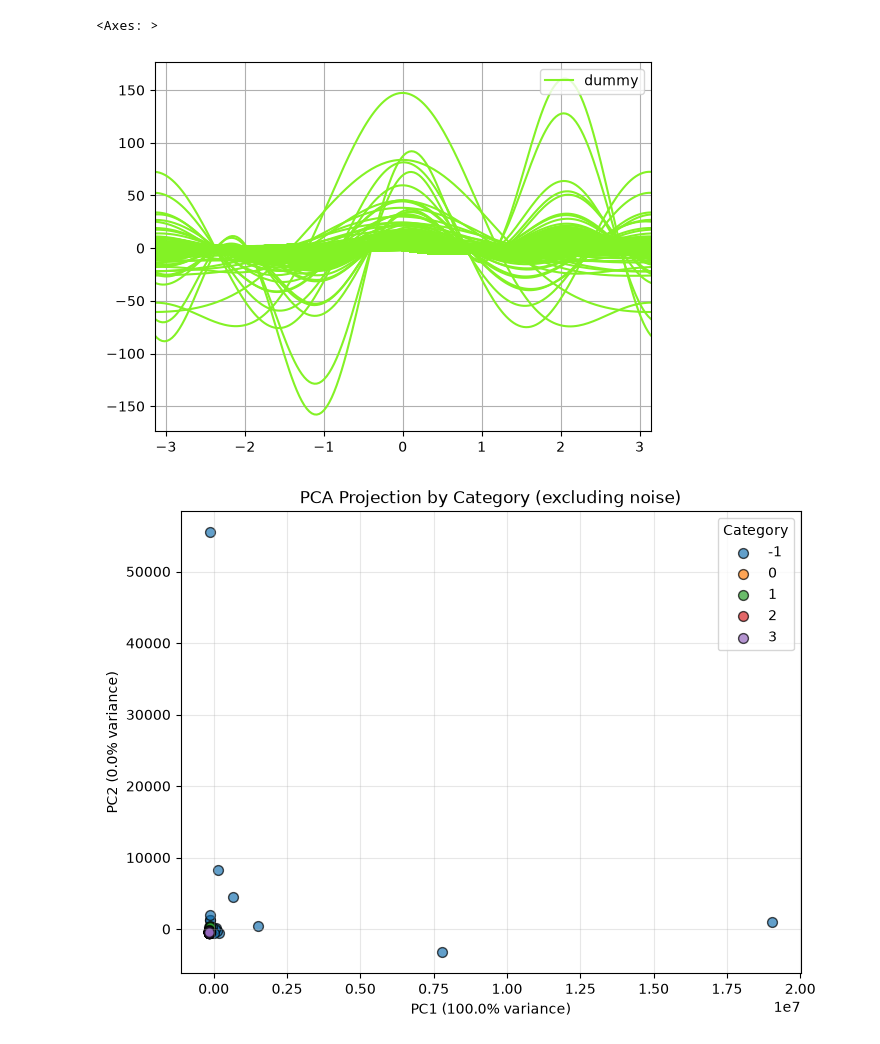
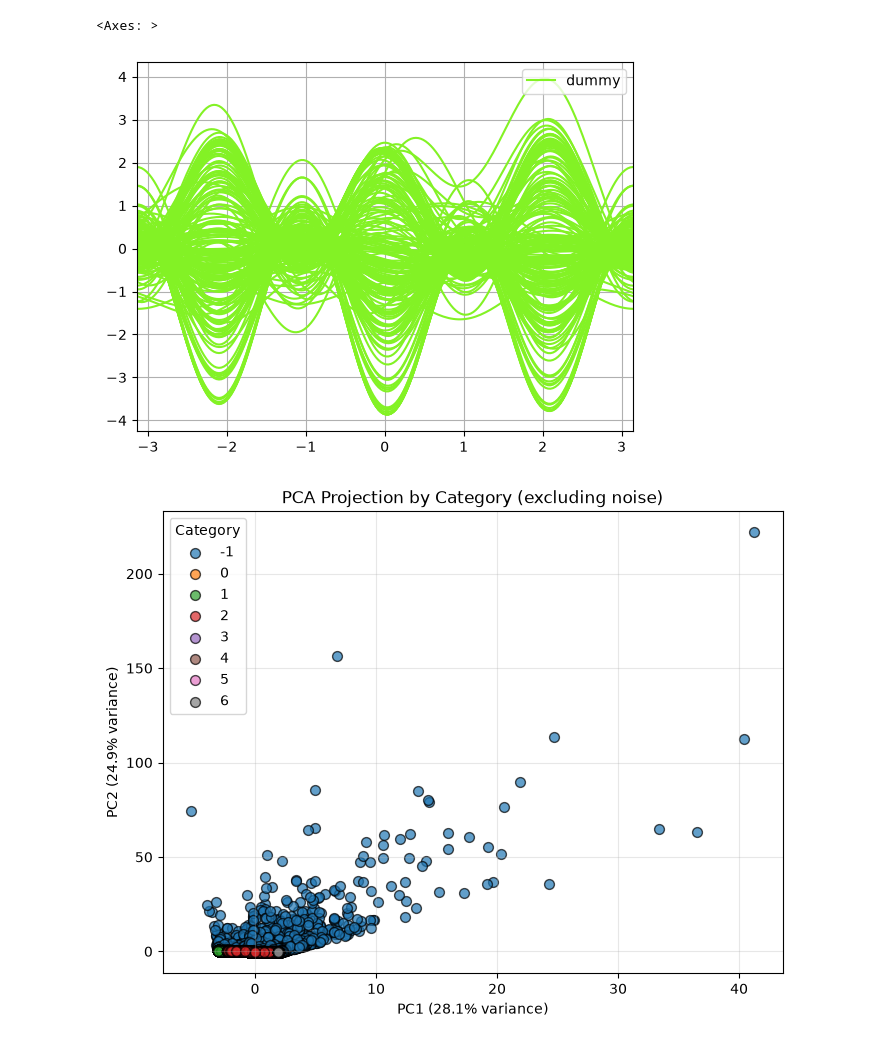
Before and after one commit to TheLonelyBaloney/Perso4, a Jupyter notebook: UserAnalytics.ipynb, the cells around one changed output. Cells and saved outputs as stored; diff of their text form; code cells hidden in the pictures.

Commit message:
cluster Model

```diff
--- a/UserAnalytics.ipynb
+++ b/UserAnalytics.ipynb
@@ -35,14 +40,17 @@ Trade Schema:
 │ 1549268 │ Solana Up or Down - March 11, 4:20AM-4:25AM ET │ sol-updown-5m-1773217200 │ 0x9cd234dea61536b21c39f83486f04a4623a2048acc51ae655f099e217b42f886 │ 4767546158430695875598808366150003835243980 ...
 └─────────┴────────────────────────────────────────────────┴──────────────────────────┴────────────────────────────────────────────────────────────────────┴──────────────────────────────────────────── ...
 # %%
-userdf = duckdb.query(f"SELECT address, COUNT(*) AS nTrades, AVG(CAST(won AS INTEGER)) AS win_rate, AVG(usd_amount) as avg_spent, SUM(usd_amount) as total_spent, STDDEV(price) as std_price, AVG(price) as avg_price FROM '{usersPQ}' GROUP BY address HAVING COUNT(*) > 20 LIMIT 20000").to_df()
+import pandas as pd
+#userdf = duckdb.query(f"SELECT address, COUNT(*) AS nTrades, COUNT(DISTINCT market_id) as nMarkets, AVG(CAST(won AS INTEGER)) AS win_rate, AVG(usd_amount) as avg_spent, SUM(usd_amount) as total_spent, MAX(usd_amount) as max_spent, AVG(price) as avg_price FROM '{usersPQ}' GROUP BY address HAVING COUNT(*) > 15 LIMIT 200000").to_df()
+userdf = pd.read_parquet('UserDf.parquet')
 # %%
-import pandas as pd
+
 
 rest = userdf.columns.difference(["address","dummy"])
 normdf = (userdf[rest] - userdf[rest].mean())/userdf[rest].std()
 normdf["dummy"] = "dummy"
-pd.plotting.andrews_curves(normdf, 'dummy', samples=200)
+sampledf = normdf.sample(200,random_state=42)
+pd.plotting.andrews_curves(sampledf, 'dummy')
 # %% [output]
 <Axes: >
-[figure, old version]
+[figure, new version]
@@ -49,44 +81,44 @@ pd.plotting.andrews_curves(normdf, 'dummy', samples=200)
 # %%
 
-from sklearn.cluster import DBSCAN
+import hdbscan
 
-clustering = DBSCAN(eps=0.25, min_samples=5).fit_predict(normdf[rest])
-del normdf
-gc.collect()
-userdf['category'] = pd.Series(clustering, index=userdf.index)
+clusterer = hdbscan.HDBSCAN(min_cluster_size=700,min_samples=5, prediction_data=True)
+cats = labels = clusterer.fit_predict(normdf[rest])
+userdf['category'] = cats
+normdf['category'] = cats
 # %%
 import numpy as np
 from sklearn.decomposition import PCA
 import matplotlib.pyplot as plt
 np.random.seed(42)
 
 pca = PCA(n_components=2)
-transformed_data = pca.fit_transform(userdf[rest])
+transformed_data = pca.fit_transform(normdf[rest])
 
-mask_valid = ~userdf['category'].isin([-42])
+mask_valid = ~userdf['category'].isin([])
 labels_filtered = userdf.loc[mask_valid, 'category'].values
 data_filtered = transformed_data[mask_valid.values]
 
 unique_labels = np.unique(labels_filtered)
 
 plt.figure(figsize=(8, 6))
 for label in unique_labels:
     mask = labels_filtered == label
     plt.scatter(
         data_filtered[mask, 0],
         data_filtered[mask, 1],
         label=str(label),
         alpha=0.7,
         edgecolor='k',
         s=50
     )
 
 plt.xlabel(f"PC1 ({pca.explained_variance_ratio_[0]*100:.1f}% variance)")
 plt.ylabel(f"PC2 ({pca.explained_variance_ratio_[1]*100:.1f}% variance)")
 plt.title("PCA Projection by Category (excluding noise)")
 plt.legend(title="Category")
 plt.grid(True, alpha=0.3)
 plt.show()
 # %% [output]
-[figure, old version]
+[figure, new version]
 # %%
```
Also changed, not shown: parts of 7 cells of this notebook, 5 other files.
